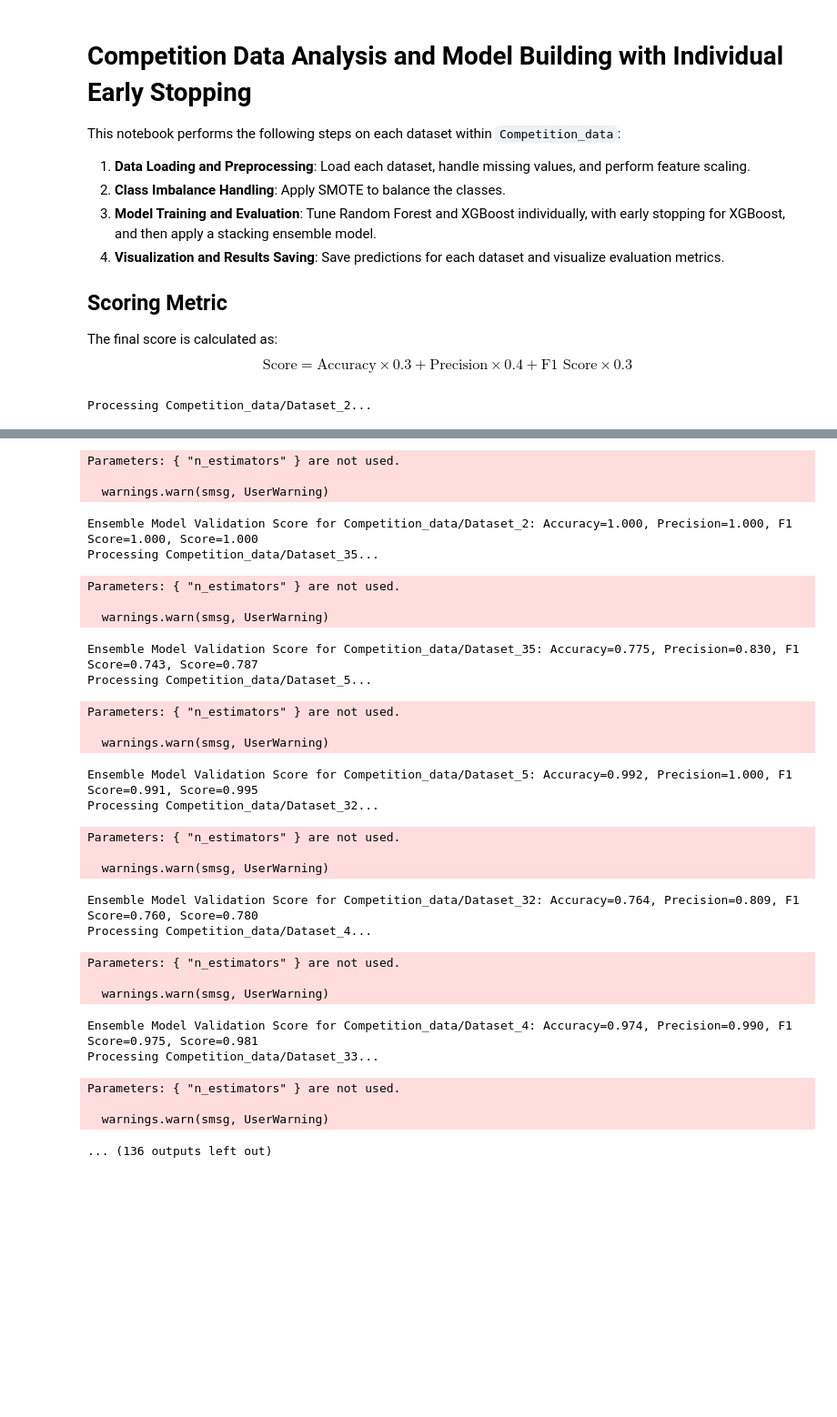
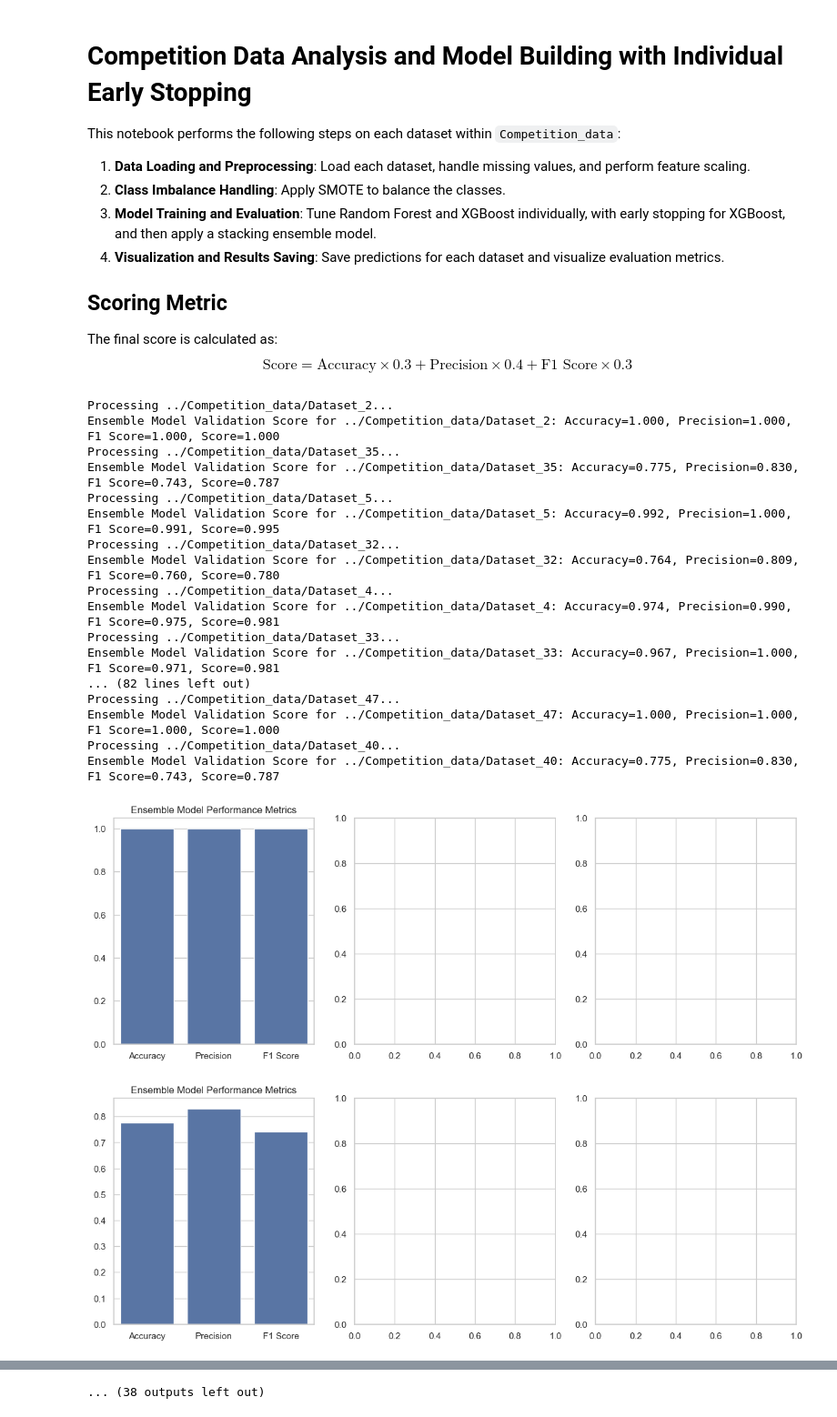
Before and after one commit to Seeclover/CP1, a Jupyter notebook: ABC_Analysis_006_With_DMatrix_Early_Stopping.ipynb, the cells around one changed output, grey strips where cells are left out. Shown at 91% size. Saved outputs shown, nothing was run; the diff lists cells and outputs as text; code cells hidden in the pictures; blank space fills up the shorter version.

```diff
--- a/ABC_Analysis_006_With_DMatrix_Early_Stopping.ipynb
+++ b/ABC_Analysis_006_With_DMatrix_Early_Stopping.ipynb
@@ -30,7 +33,7 @@ sns.set(style="whitegrid")
 # %%
 
 # Path to the data folder
-data_folder = 'Competition_data'
+data_folder = '../Competition_data'
 
 # Function to preprocess data, train model, and save predictions
 def process_dataset(dataset_path):
@@ -99,31 +102,49 @@ def process_dataset(dataset_path):
     rf_val_pred = best_rf.predict(X_val)
     xgb_val_pred = xgb_predict(best_xgb, X_val)
     ensemble_val_pred = np.round((rf_val_pred + xgb_val_pred) / 2).astype(int)
 
     # Evaluate Ensemble model
     ensemble_accuracy = accuracy_score(y_val, ensemble_val_pred)
     ensemble_precision = precision_score(y_val, ensemble_val_pred, zero_division=0)
     ensemble_f1 = f1_score(y_val, ensemble_val_pred, zero_division=0)
     ensemble_score = ensemble_accuracy * 0.3 + ensemble_precision * 0.4 + ensemble_f1 * 0.3
 
     print(f"Ensemble Model Validation Score for {dataset_path}: Accuracy={ensemble_accuracy:.3f}, Precision={ensemble_precision:.3f}, F1 Score={ensemble_f1:.3f}, Score={ensemble_score:.3f}")
 
     # Visualize results
     fig, ax = plt.subplots(1, 3, figsize=(15, 5))
     sns.barplot(x=['Accuracy', 'Precision', 'F1 Score'], y=[ensemble_accuracy, ensemble_precision, ensemble_f1], ax=ax[0])
     ax[0].set_title("Ensemble Model Performance Metrics")
 
     # Inference on test set using Ensemble model
     rf_test_pred = best_rf.predict(X_test)
     xgb_test_pred = xgb_predict(best_xgb, X_test)
     ensemble_test_pred = np.round((rf_test_pred + xgb_test_pred) / 2).astype(int)
 
     # Save predictions
     pd.DataFrame(ensemble_test_pred, columns=['prediction']).to_csv(dataset_path / 'y_predict.csv', index=False)
 
 # Run the function for each dataset
 dataset_paths = [Path(data_folder) / d for d in os.listdir(data_folder) if d.startswith("Dataset")]
 for dataset_path in dataset_paths:
     process_dataset(dataset_path)
 # %% [output]
-Processing Competition_data/Dataset_2...
+Processing ../Competition_data/Dataset_2...
+Ensemble Model Validation Score for ../Competition_data/Dataset_2: Accuracy=1.000, Precision=1.000, F1 Score=1.000, Score=1.000
+Processing ../Competition_data/Dataset_35...
+Ensemble Model Validation Score for ../Competition_data/Dataset_35: Accuracy=0.775, Precision=0.830, F1 Score=0.743, Score=0.787
+Processing ../Competition_data/Dataset_5...
+Ensemble Model Validation Score for ../Competition_data/Dataset_5: Accuracy=0.992, Precision=1.000, F1 Score=0.991, Score=0.995
+Processing ../Competition_data/Dataset_32...
+Ensemble Model Validation Score for ../Competition_data/Dataset_32: Accuracy=0.764, Precision=0.809, F1 Score=0.760, Score=0.780
+Processing ../Competition_data/Dataset_4...
+Ensemble Model Validation Score for ../Competition_data/Dataset_4: Accuracy=0.974, Precision=0.990, F1 Score=0.975, Score=0.981
+Processing ../Competition_data/Dataset_33...
+Ensemble Model Validation Score for ../Competition_data/Dataset_33: Accuracy=0.967, Precision=1.000, F1 Score=0.971, Score=0.981
+... (82 lines left out)
+Processing ../Competition_data/Dataset_47...
+Ensemble Model Validation Score for ../Competition_data/Dataset_47: Accuracy=1.000, Precision=1.000, F1 Score=1.000, Score=1.000
+Processing ../Competition_data/Dataset_40...
+Ensemble Model Validation Score for ../Competition_data/Dataset_40: Accuracy=0.775, Precision=0.830, F1 Score=0.743, Score=0.787
+[figure, added]
+[figure, added]
@@ -130,29 +160 @@ Processing Competition_data/Dataset_2...
-Parameters: { "n_estimators" } are not used.
-
-  warnings.warn(smsg, UserWarning)
+... (38 outputs left out)
-Ensemble Model Validation Score for Competition_data/Dataset_2: Accuracy=1.000, Precision=1.000, F1 Score=1.000, Score=1.000
-Processing Competition_data/Dataset_35...
-Parameters: { "n_estimators" } are not used.
-
-  warnings.warn(smsg, UserWarning)
-Ensemble Model Validation Score for Competition_data/Dataset_35: Accuracy=0.775, Precision=0.830, F1 Score=0.743, Score=0.787
-Processing Competition_data/Dataset_5...
-Parameters: { "n_estimators" } are not used.
-
-  warnings.warn(smsg, UserWarning)
-Ensemble Model Validation Score for Competition_data/Dataset_5: Accuracy=0.992, Precision=1.000, F1 Score=0.991, Score=0.995
-Processing Competition_data/Dataset_32...
-Parameters: { "n_estimators" } are not used.
-
-  warnings.warn(smsg, UserWarning)
-Ensemble Model Validation Score for Competition_data/Dataset_32: Accuracy=0.764, Precision=0.809, F1 Score=0.760, Score=0.780
-Processing Competition_data/Dataset_4...
-Parameters: { "n_estimators" } are not used.
-
-  warnings.warn(smsg, UserWarning)
-Ensemble Model Validation Score for Competition_data/Dataset_4: Accuracy=0.974, Precision=0.990, F1 Score=0.975, Score=0.981
-Processing Competition_data/Dataset_33...
-Parameters: { "n_estimators" } are not used.
-
-  warnings.warn(smsg, UserWarning)
-... (136 outputs left out)
```
Also changed, not shown: parts of 2 cells of this notebook, 4 other files.
